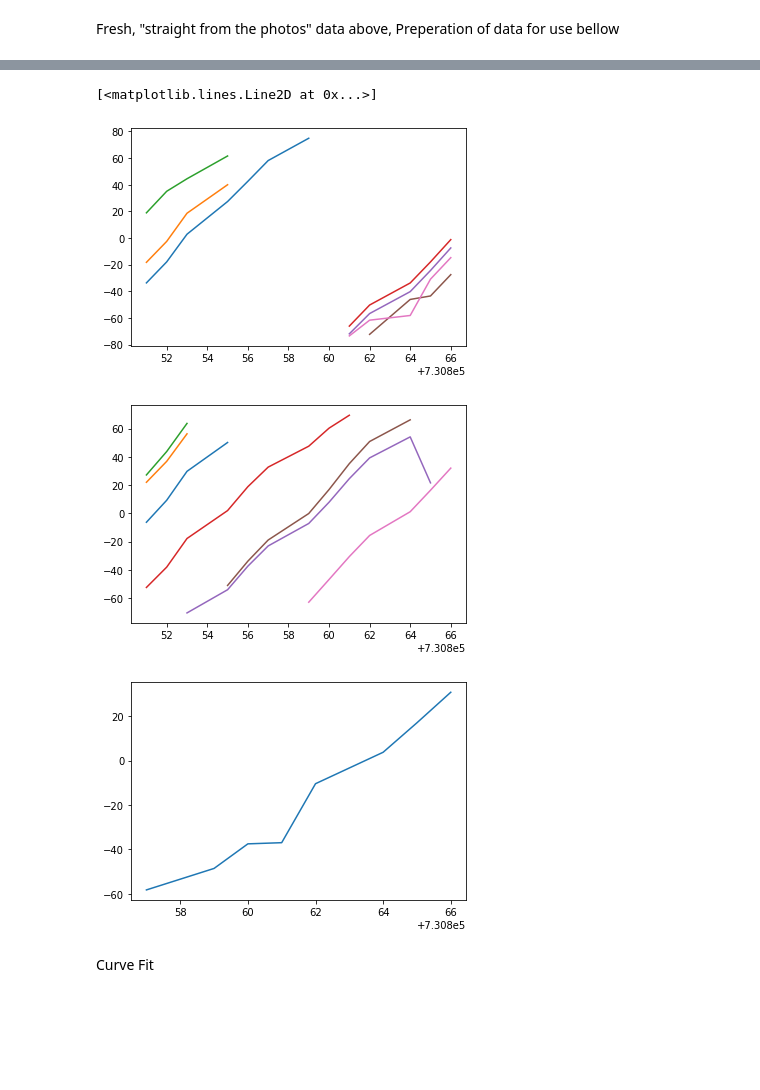
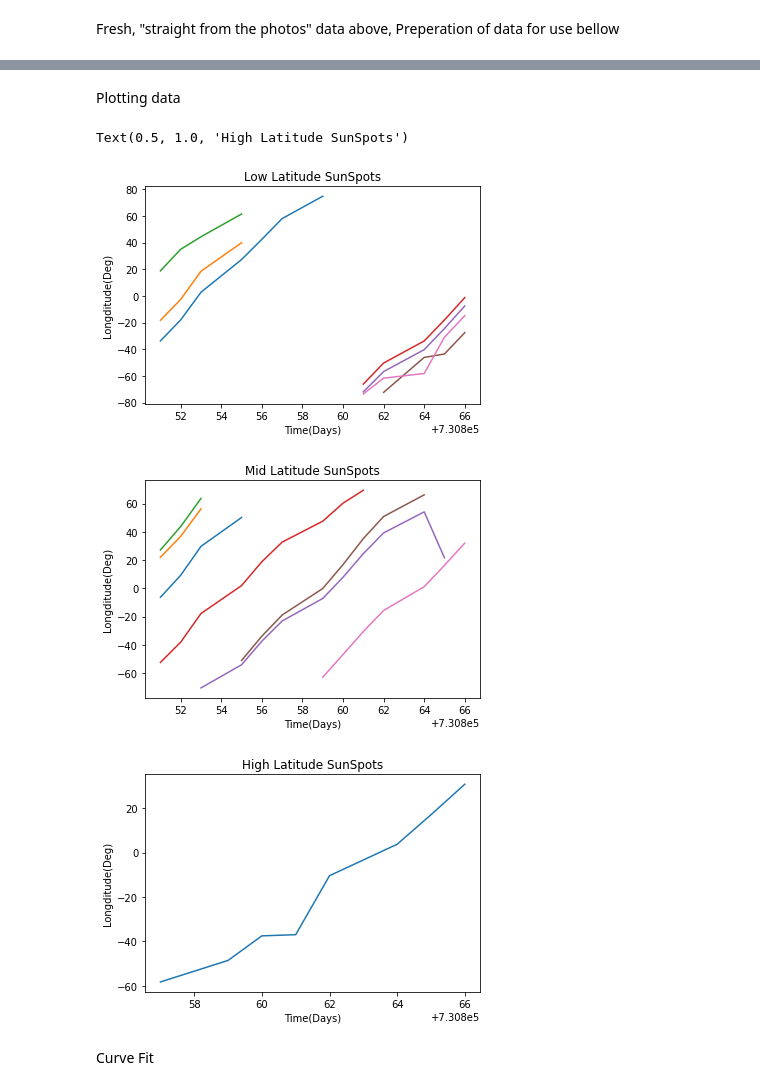
Before and after one commit to StephenJohnson-CardiffUni/Astro, a Jupyter notebook: SunSpot.ipynb, the cells around one changed output, grey strips where cells are left out. Drawn from its saved outputs; the diff is of its cells as text; code cells hidden in the pictures; blank space fills up the shorter version.

Commit message:
Made Pretty (Graph labels and output f string)

```diff
--- a/SunSpot.ipynb
+++ b/SunSpot.ipynb
@@ -266,37 +265,47 @@ for i in range(15):
+# %% [markdown]
+Plotting data
 # %%
 import matplotlib.pyplot as plt
 
 '''low lats'''
 timeRange10=[]
 longs10=[]
 for i in [0,1,3,11,12,13,14]:
   timeRange10.append(timeList[i][0])
   longs10.append(cleanedList[i][4])
 
 for i in range(len(timeRange10)):
   plt.plot(timeRange10[i],longs10[i])
+plt.xlabel("Time(Days)")
+plt.ylabel("Longditude(Deg)")
+plt.title("Low Latitude SunSpots")
 
 plt.figure()
 
 '''med lats'''
 timeRange20=[]
 longs20=[]
 for i in [2,4,5,6,7,8,10]:
   timeRange20.append(timeList[i][0])
   longs20.append(cleanedList[i][4])
 
 for i in range(len(timeRange20)):
   plt.plot(timeRange20[i],longs20[i])
-
+plt.xlabel("Time(Days)")
+plt.ylabel("Longditude(Deg)")
+plt.title("Mid Latitude SunSpots")
 plt.figure()
 
 '''one high lat'''
 plt.plot(timeList[9][0],cleanedList[9][4])
+plt.xlabel("Time(Days)")
+plt.ylabel("Longditude(Deg)")
+plt.title("High Latitude SunSpots")
 # %% [output]
-[<matplotlib.lines.Line2D at 0x...>]
+Text(0.5, 1.0, 'High Latitude SunSpots')
-[figure, old version]
+[figure, new version]
-[figure, old version]
+[figure, new version]
-[figure, old version]
+[figure, new version]
 # %% [markdown]
 Curve Fit
 # %%
```
Also changed, not shown: parts of 3 cells of this notebook.
